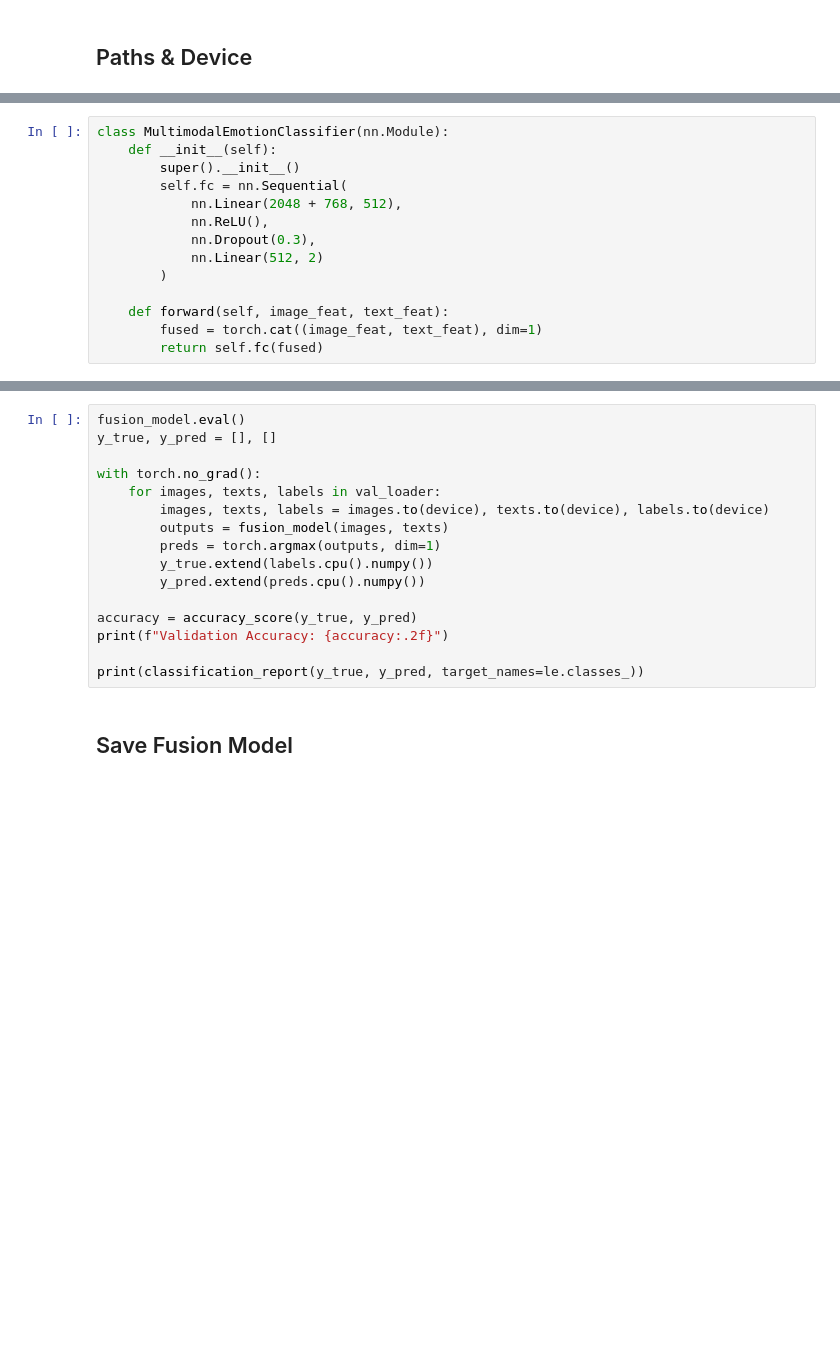
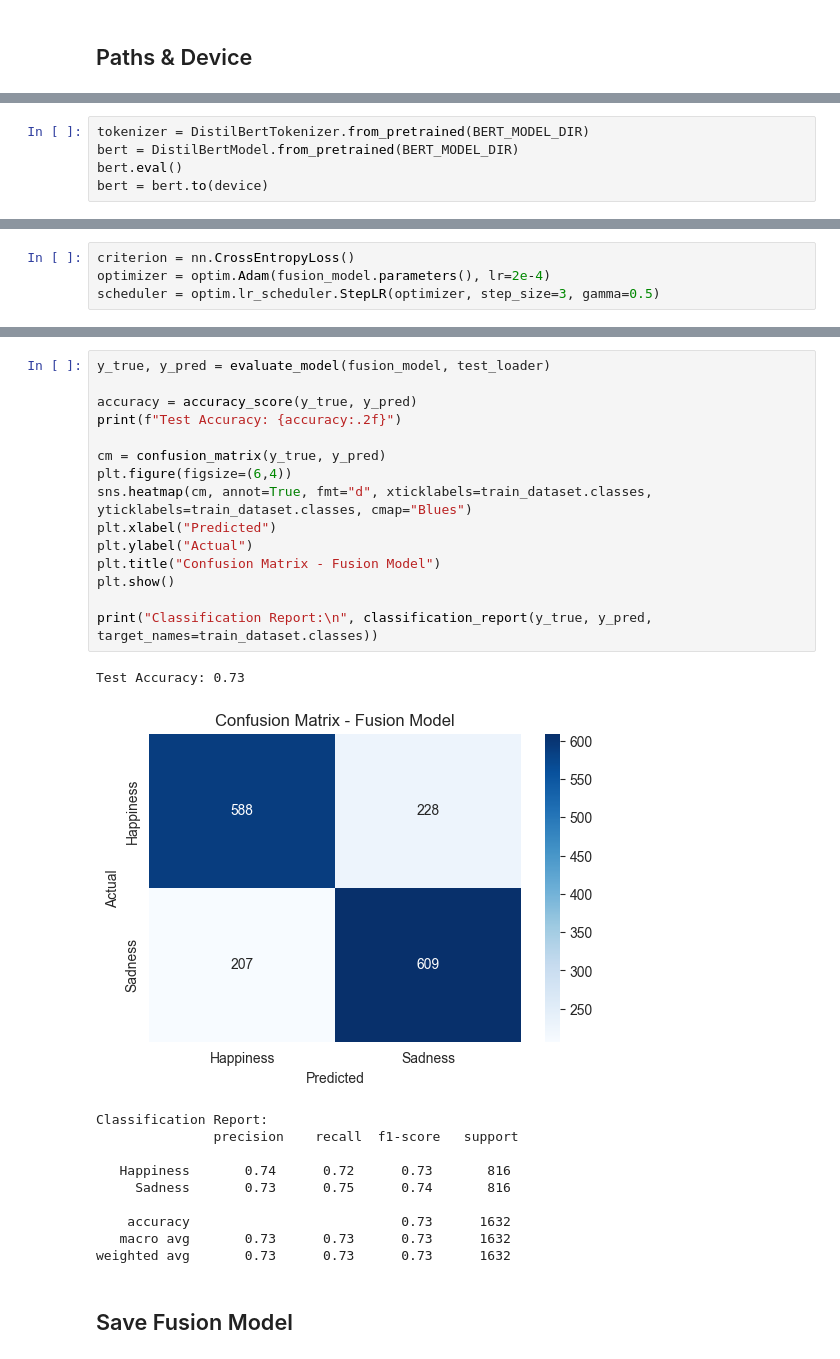
Before and after one commit to sanidavidanagama/DSGP15_Project, a Jupyter notebook: ml-models/mood/notebooks/Fusion/multimodal_fusion.ipynb, the cells around one changed output, grey strips where cells are left out. Cells and saved outputs as stored; diff of their text form; blank space fills up the shorter version.

```diff
--- a/ml-models/mood/notebooks/Fusion/multimodal_fusion.ipynb
+++ b/ml-models/mood/notebooks/Fusion/multimodal_fusion.ipynb
@@ -97 +36,6 @@ Text feature shape: torch.Size([1, 768])
+# %%
+tokenizer = DistilBertTokenizer.from_pretrained(BERT_MODEL_DIR)
+bert = DistilBertModel.from_pretrained(BERT_MODEL_DIR)
+bert.eval()
+bert = bert.to(device)
 # %% [markdown]
@@ -155,15 +129,5 @@ val_loader = DataLoader(val_dataset, batch_size=BATCH_SIZE, shuffle=False)
 # %%
-class MultimodalEmotionClassifier(nn.Module):
-    def __init__(self):
-        super().__init__()
-        self.fc = nn.Sequential(
-            nn.Linear(2048 + 768, 512),
-            nn.ReLU(),
-            nn.Dropout(0.3),
-            nn.Linear(512, 2)
-        )
-
-    def forward(self, image_feat, text_feat):
-        fused = torch.cat((image_feat, text_feat), dim=1)
-        return self.fc(fused)
+criterion = nn.CrossEntropyLoss()
+optimizer = optim.Adam(fusion_model.parameters(), lr=2e-4)
+scheduler = optim.lr_scheduler.StepLR(optimizer, step_size=3, gamma=0.5)
 # %% [markdown]
@@ -199,19 +190,30 @@ for epoch in range(EPOCHS):
 # %%
-fusion_model.eval()
-y_true, y_pred = [], []
-
-with torch.no_grad():
-    for images, texts, labels in val_loader:
-        images, texts, labels = images.to(device), texts.to(device), labels.to(device)
-        outputs = fusion_model(images, texts)
-        preds = torch.argmax(outputs, dim=1)
-        y_true.extend(labels.cpu().numpy())
-        y_pred.extend(preds.cpu().numpy())
+y_true, y_pred = evaluate_model(fusion_model, test_loader)
 
 accuracy = accuracy_score(y_true, y_pred)
-print(f"Validation Accuracy: {accuracy:.2f}")
+print(f"Test Accuracy: {accuracy:.2f}")
 
-print(classification_report(y_true, y_pred, target_names=le.classes_))
+cm = confusion_matrix(y_true, y_pred)
+plt.figure(figsize=(6,4))
+sns.heatmap(cm, annot=True, fmt="d", xticklabels=train_dataset.classes, yticklabels=train_dataset.classes, cmap="Blues")
+plt.xlabel("Predicted")
+plt.ylabel("Actual")
+plt.title("Confusion Matrix - Fusion Model")
+plt.show()
+
+print("Classification Report:\n", classification_report(y_true, y_pred, target_names=train_dataset.classes))
+# %% [output]
+Test Accuracy: 0.73
+[figure, added]
+Classification Report:
+               precision    recall  f1-score   support
+
+   Happiness       0.74      0.72      0.73       816
+     Sadness       0.73      0.75      0.74       816
+
+    accuracy                           0.73      1632
+   macro avg       0.73      0.73      0.73      1632
+weighted avg       0.73      0.73      0.73      1632
 # %% [markdown]
 ## Save Fusion Model
 # %%
```
Also changed, not shown: parts of 28 cells of this notebook.
